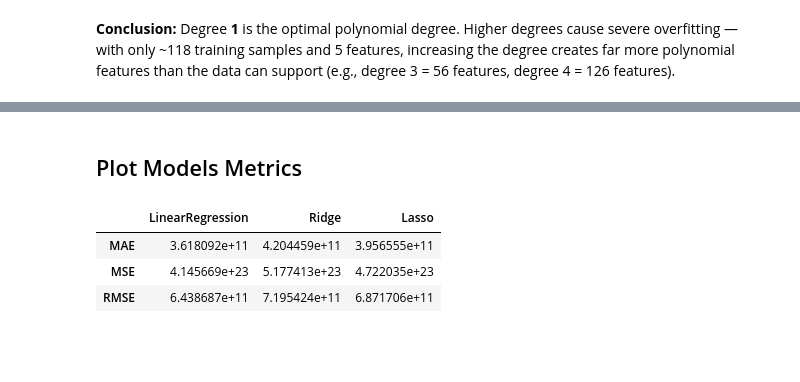
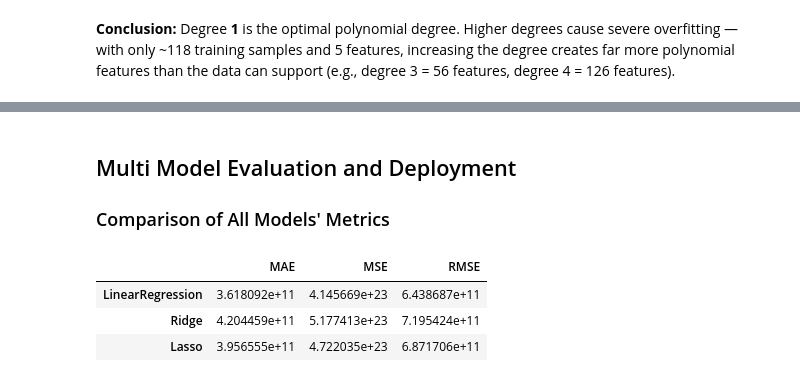
Before and after one commit to AdirBuskila/ecom-project-2, a Jupyter notebook: covid_gdp.ipynb, the cells around one changed output, grey strips where cells are left out. Drawn from its saved outputs; the diff is of its cells as text; code cells hidden in the pictures; blank space fills up the shorter version.

```diff
--- a/main.ipynb
+++ b/covid_gdp.ipynb
@@ -320,10 +311,12 @@ Beta Coefficients: [ 7.04893147e+11  4.97930349e+09 -3.94590908e+11 -1.44254253e
 # %% [markdown]
-## Plot Models Metrics
+## Multi Model Evaluation and Deployment
+
+### Comparison of All Models' Metrics
 # %%
-plot_df = pd.DataFrame(results)
+plot_df = pd.DataFrame(results).T
 plot_df
 # %% [output]
-|  | LinearRegression | Ridge | Lasso |
-| MAE | 3.618092e+11 | 4.204459e+11 | 3.956555e+11 |
-| MSE | 4.145669e+23 | 5.177413e+23 | 4.722035e+23 |
-| RMSE | 6.438687e+11 | 7.195424e+11 | 6.871706e+11 |
+|  | MAE | MSE | RMSE |
+| LinearRegression | 3.618092e+11 | 4.145669e+23 | 6.438687e+11 |
+| Ridge | 4.204459e+11 | 5.177413e+23 | 7.195424e+11 |
+| Lasso | 3.956555e+11 | 4.722035e+23 | 6.871706e+11 |
```
Also changed, not shown: parts of 10 cells of this notebook, 3 other files.
